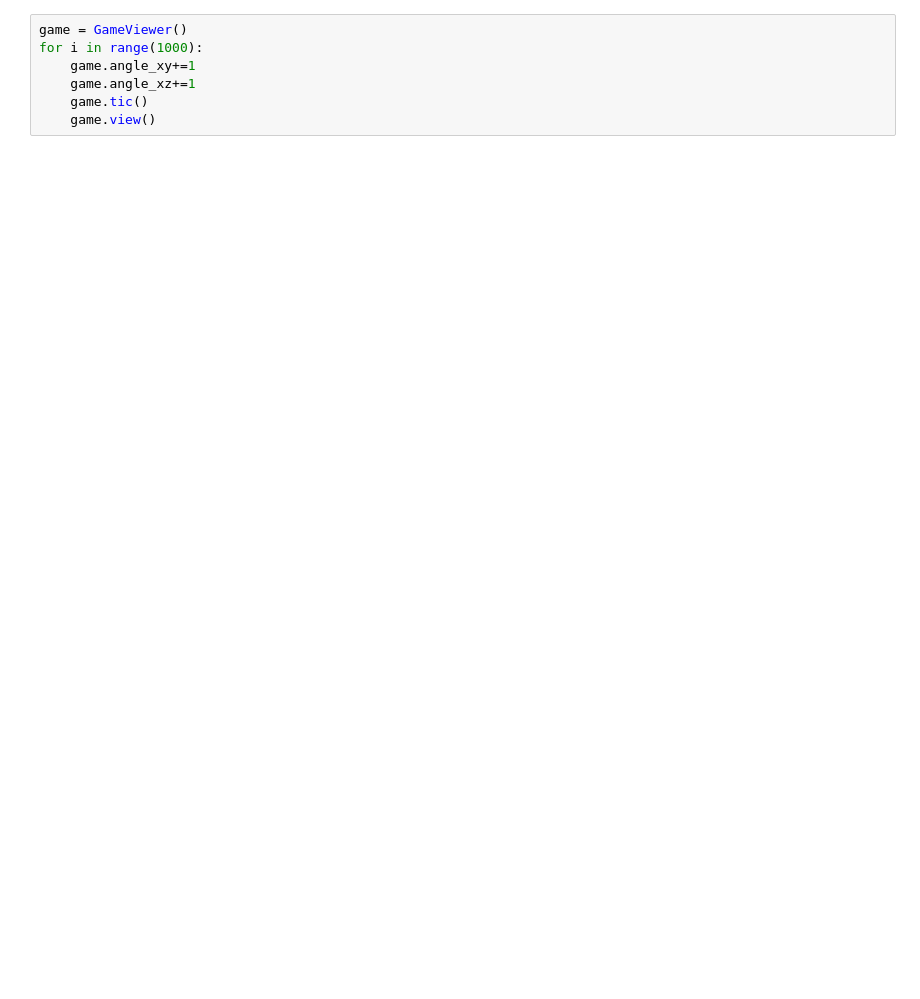
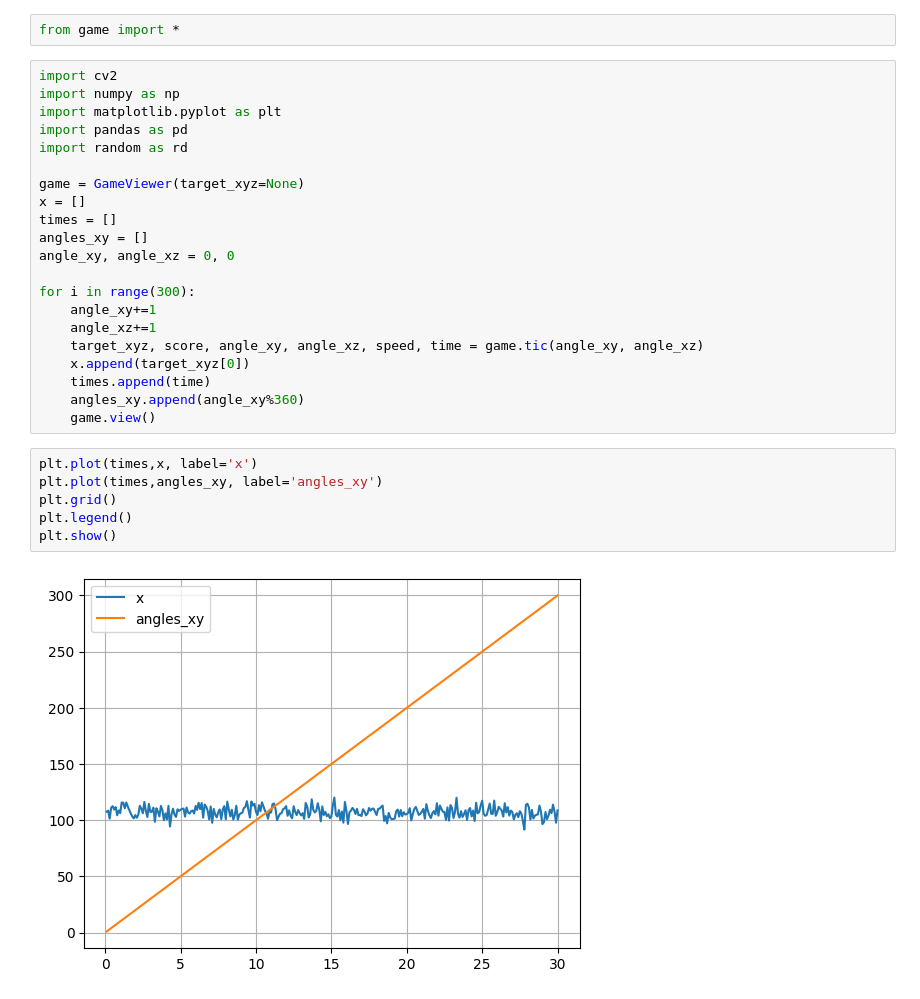
Before and after one commit to Akuva2001/MOU-Game-WaterGun, a Jupyter notebook: MOUGAME.ipynb, the cells around one changed output. Saved outputs shown, nothing was run; the diff lists cells and outputs as text; blank space fills up the shorter version.

```diff
--- a/MOUGAME.ipynb
+++ b/MOUGAME.ipynb
@@ -195,7 +1,31 @@ class GameViewer:
+# %%
+from game import *
 # %%
-game = GameViewer()
-for i in range(1000):
-    game.angle_xy+=1
-    game.angle_xz+=1
-    game.tic()
+import cv2
+import numpy as np
+import matplotlib.pyplot as plt
+import pandas as pd
+import random as rd
+
+game = GameViewer(target_xyz=None)
+x = []
+times = []
+angles_xy = []
+angle_xy, angle_xz = 0, 0
+
+for i in range(300):
+    angle_xy+=1
+    angle_xz+=1
+    target_xyz, score, angle_xy, angle_xz, speed, time = game.tic(angle_xy, angle_xz)
+    x.append(target_xyz[0])
+    times.append(time)
+    angles_xy.append(angle_xy%360)
     game.view()
+# %%
+plt.plot(times,x, label='x')
+plt.plot(times,angles_xy, label='angles_xy')
+plt.grid()
+plt.legend()
+plt.show()
+# %% [output]
+[figure, added]
```
Also changed, not shown: parts of 1 cell of this notebook, 1 other file.
